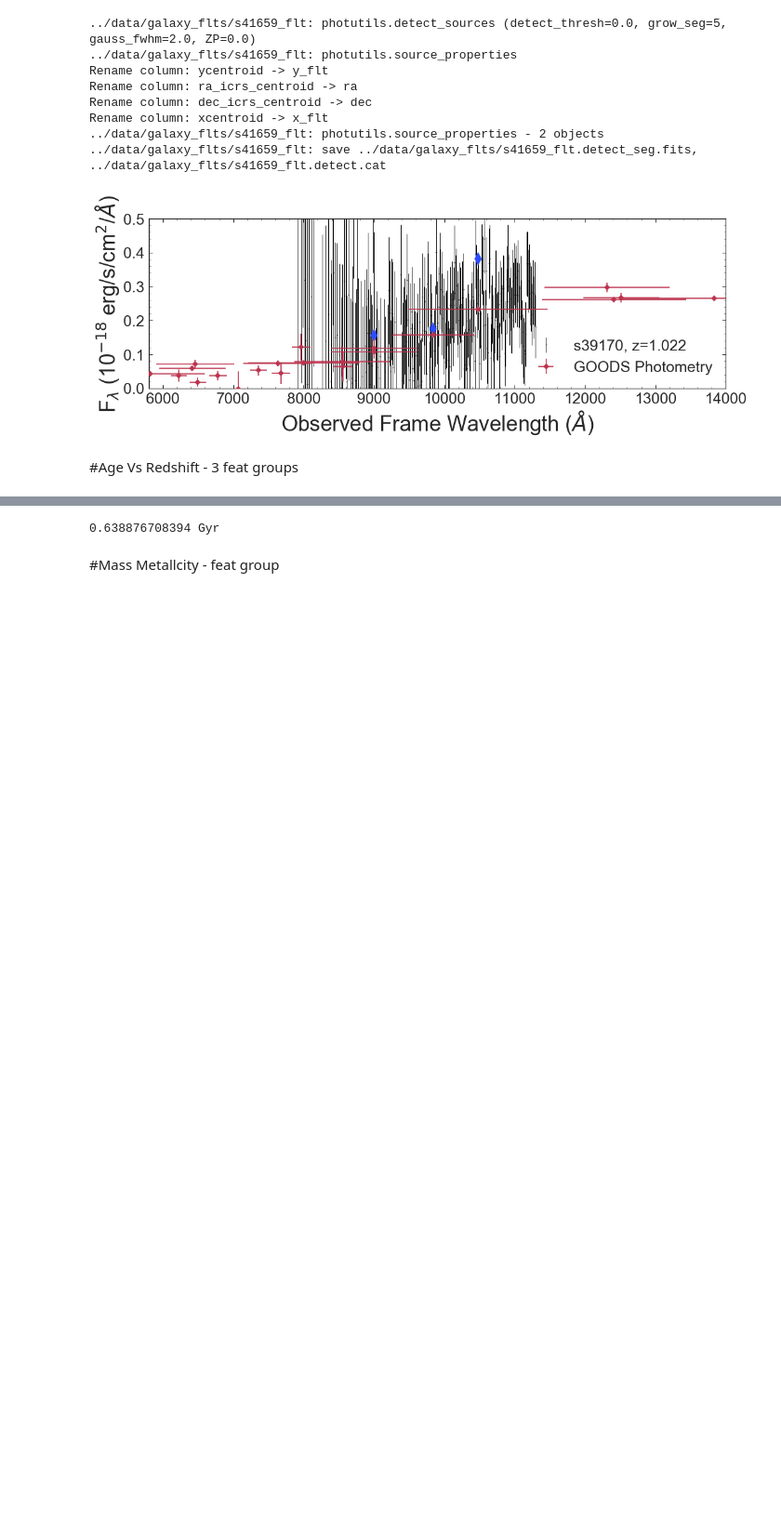
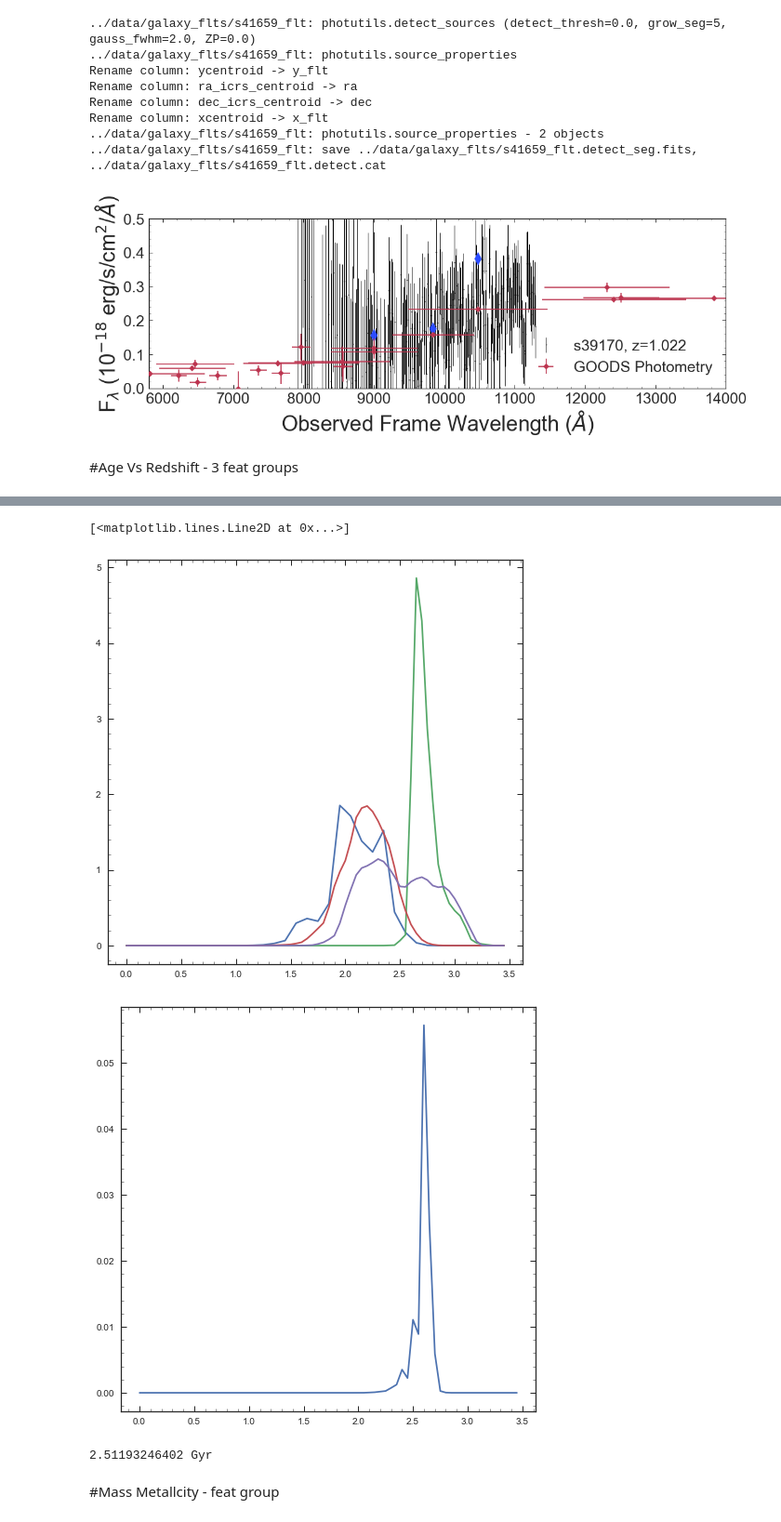
Before and after one commit to Vince-ec/Quiescent_analysis, a Jupyter notebook: scripts/important_plots.ipynb, the cells around one changed output, grey strips where cells are left out. Shown at 93% size. Drawn from its saved outputs; the diff is of its cells as text; code cells hidden in the pictures; blank space fills up the shorter version.

```diff
--- a/scripts/important_plots.ipynb
+++ b/scripts/important_plots.ipynb
@@ -597,3 +656,28 @@ plt.close()
+# %%
+rqagel = (Oldest_galaxy(np.median(lzDB['hi_res_specz'])) - age)
+rqagem = (Oldest_galaxy(np.median(mzDB['hi_res_specz'])) - age)
+rqageh = (Oldest_galaxy(np.median(hzDB['hi_res_specz'])) - age)
+rqageuh = (Oldest_galaxy(np.median(uhzDB['hi_res_specz'])) - age)
+
+age_range = np.arange(0,3.5,0.05)
+
+irqPl = interp1d(rqagel,Pl)(age_range) / np.trapz(interp1d(rqagel,Pl)(age_range),age_range)
+irqPm = interp1d(rqagem,Pm)(age_range)/ np.trapz(interp1d(rqagem,Pm)(age_range),age_range)
+irqPh = interp1d(rqageh,Ph)(age_range)/ np.trapz(interp1d(rqageh,Ph)(age_range),age_range)
+irqPuh = interp1d(rqageuh,Puh)(age_range)/ np.trapz(interp1d(rqageuh,Puh)(age_range),age_range)
+# %%
+plt.figure(figsize=[8,8])
+plt.plot(age_range,irqPl)
+plt.plot(age_range,irqPm)
+plt.plot(age_range,irqPh)
+plt.plot(age_range,irqPuh)
+
+plt.figure(figsize=[8,8])
+plt.plot(age_range,irqPl * irqPm * irqPh * irqPuh)
+# %% [output]
+[<matplotlib.lines.Line2D at 0x...>]
+[figure, added]
+[figure, added]
 # %%
 ###PLOT
 %matplotlib inline
@@ -636,9 +720,9 @@ plt.close()
 # %%
 # [0.6389,0.76245,0.9315,1.1735,1.5413,2.1489,3.2845,4.278],[8,7,6,5,4,3,2,1.5]
 
-print  Oldest_galaxy(0) * u.Gyr -Planck13.lookback_time(8)
+print  Oldest_galaxy(0) * u.Gyr -Planck13.lookback_time(2.6)
 # %% [output]
-0.638876708394 Gyr
+2.51193246402 Gyr
 # %% [markdown]
 #Mass Metallcity - feat group
 # %%
```
Also changed, not shown: parts of 8 cells of this notebook.
